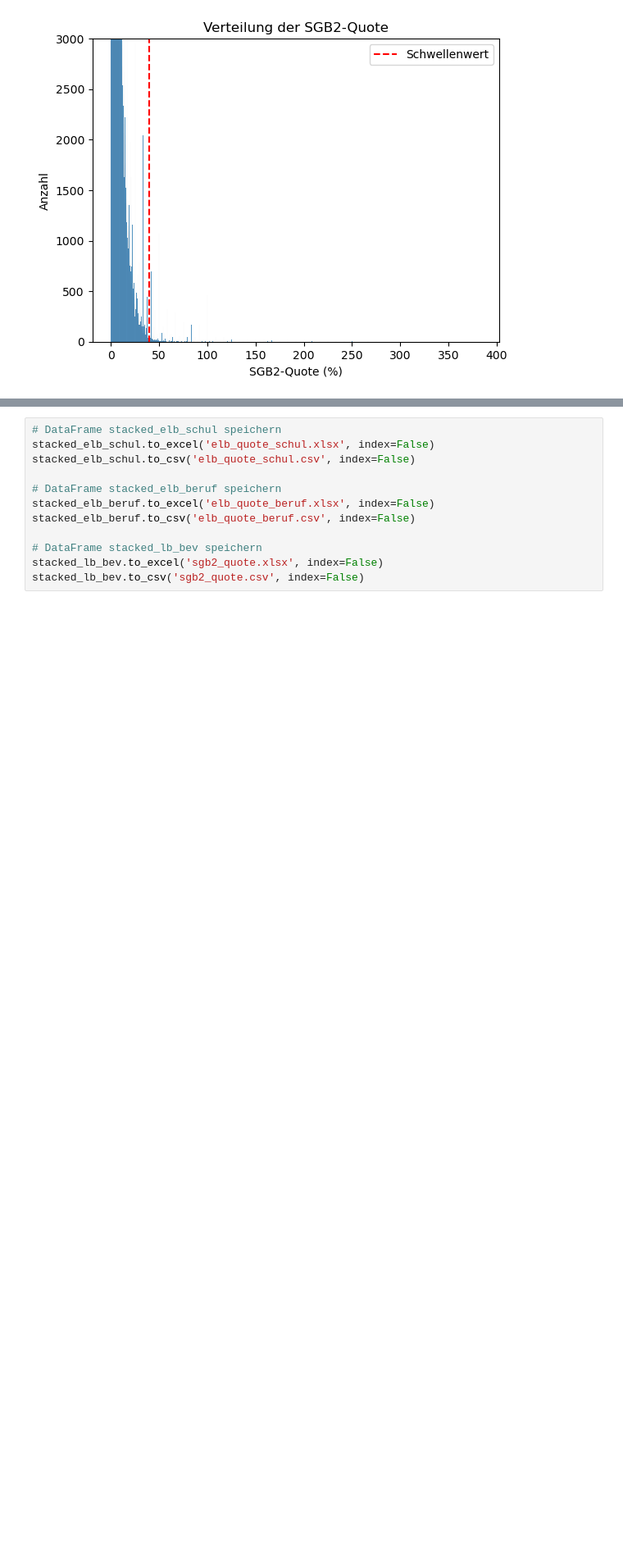
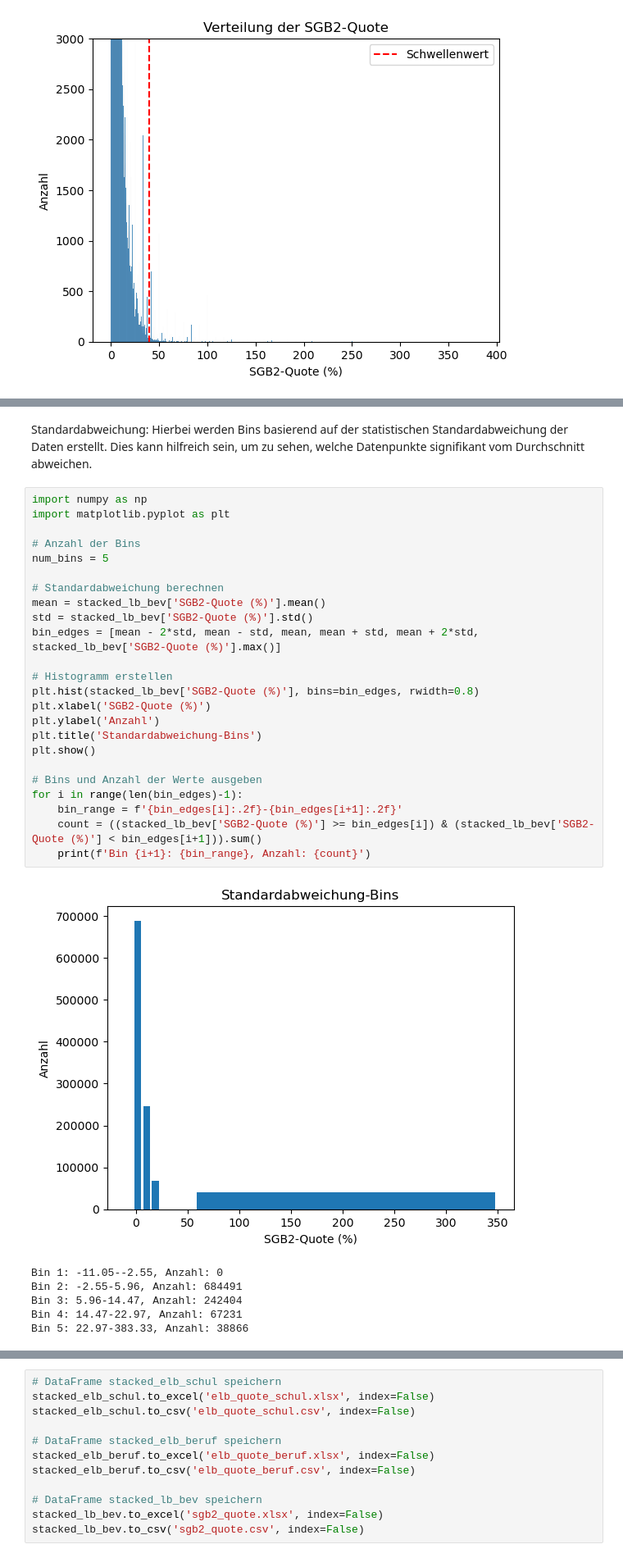
Before and after one commit to tobias-vetterle/mikrokosmos, a Jupyter notebook: aufbereitung_mikrokosmos.ipynb, the cells around one changed output, grey strips where cells are left out. Shown at 82% size. Saved outputs shown, nothing was run; the diff lists cells and outputs as text; blank space fills up the shorter version.

```diff
--- a/aufbereitung_mikrokosmos.ipynb
+++ b/aufbereitung_mikrokosmos.ipynb
@@ -622,0 +684,33 @@ plt.show()
+# %% [markdown]
+Standardabweichung: Hierbei werden Bins basierend auf der statistischen Standardabweichung der Daten erstellt. Dies kann hilfreich sein, um zu sehen, welche Datenpunkte signifikant vom Durchschnitt abweichen.
+# %%
+import numpy as np
+import matplotlib.pyplot as plt
+
+# Anzahl der Bins
+num_bins = 5
+
+# Standardabweichung berechnen
+mean = stacked_lb_bev['SGB2-Quote (%)'].mean()
+std = stacked_lb_bev['SGB2-Quote (%)'].std()
+bin_edges = [mean - 2*std, mean - std, mean, mean + std, mean + 2*std, stacked_lb_bev['SGB2-Quote (%)'].max()]
+
+# Histogramm erstellen
+plt.hist(stacked_lb_bev['SGB2-Quote (%)'], bins=bin_edges, rwidth=0.8)
+plt.xlabel('SGB2-Quote (%)')
+plt.ylabel('Anzahl')
+plt.title('Standardabweichung-Bins')
+plt.show()
+
+# Bins und Anzahl der Werte ausgeben
+for i in range(len(bin_edges)-1):
+    bin_range = f'{bin_edges[i]:.2f}-{bin_edges[i+1]:.2f}'
+    count = ((stacked_lb_bev['SGB2-Quote (%)'] >= bin_edges[i]) & (stacked_lb_bev['SGB2-Quote (%)'] < bin_edges[i+1])).sum()
+    print(f'Bin {i+1}: {bin_range}, Anzahl: {count}')
+# %% [output]
+[figure, added]
+Bin 1: -11.05--2.55, Anzahl: 0
+Bin 2: -2.55-5.96, Anzahl: 684491
+Bin 3: 5.96-14.47, Anzahl: 242404
+Bin 4: 14.47-22.97, Anzahl: 67231
+Bin 5: 22.97-383.33, Anzahl: 38866
```
Also changed, not shown: parts of 9 cells of this notebook.
